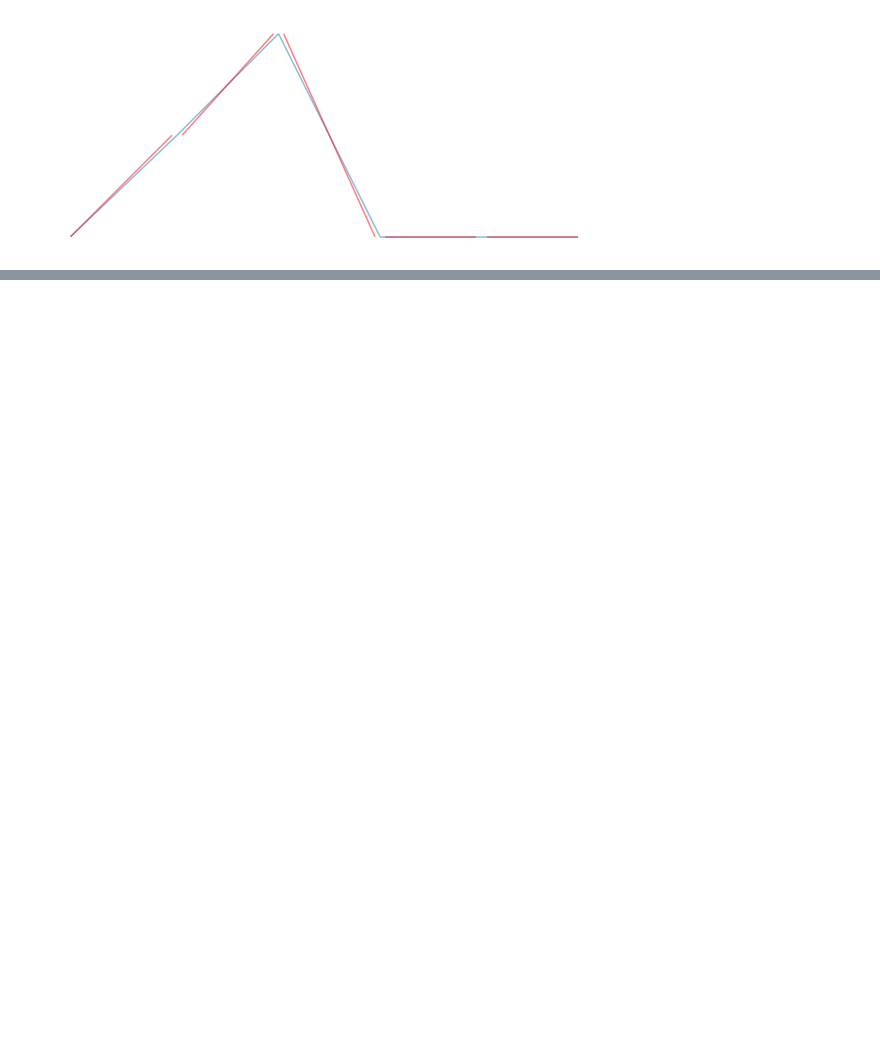
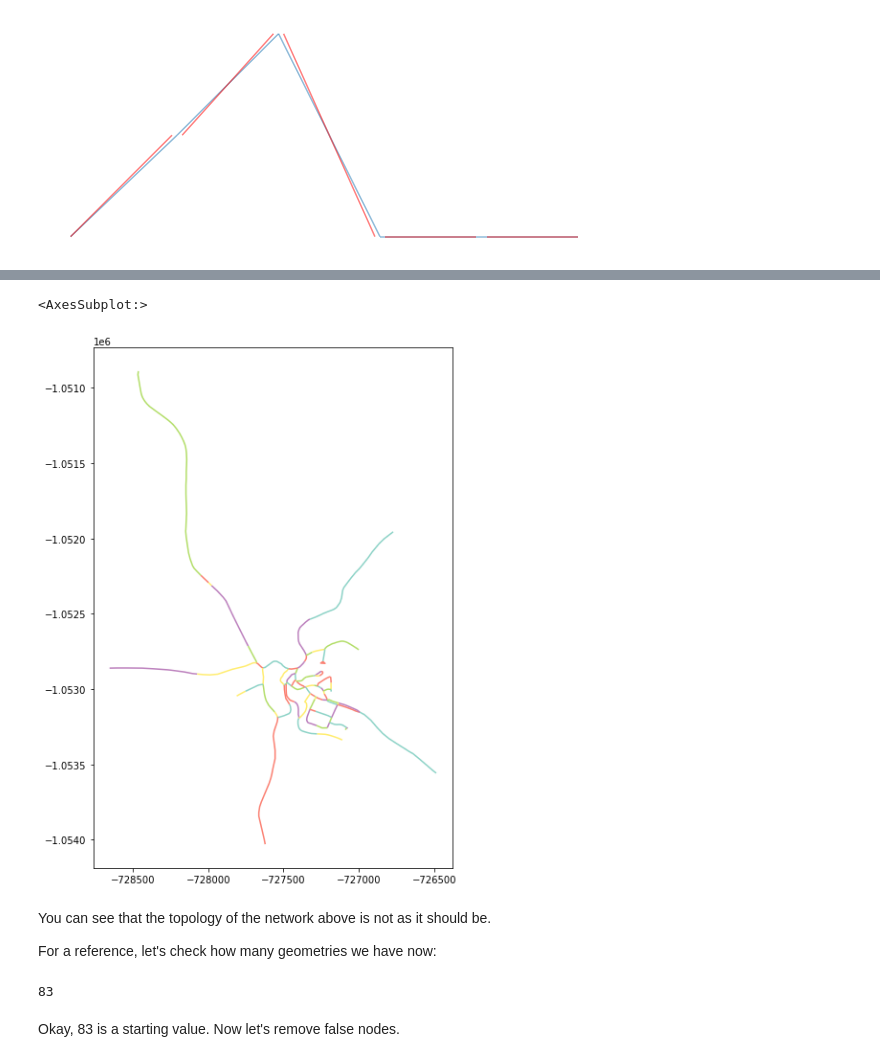
Before and after one commit to pysal/momepy, a Jupyter notebook: docs/user_guide/elements/preprocessing.ipynb, the cells around one changed output, grey strips where cells are left out. Saved outputs shown, nothing was run; the diff lists cells and outputs as text; code cells hidden in the pictures; blank space fills up the shorter version.

```diff
--- a/docs/user_guide/elements/preprocessing.ipynb
+++ b/docs/user_guide/elements/preprocessing.ipynb
@@ -38,0 +51,17 @@ ax.set_axis_off()
+# %%
+df = gpd.read_file(momepy.datasets.get_path('tests'), layer='broken_network')
+# %%
+df.plot(greedy(df), categorical=True, figsize=(10, 10), cmap="Set3")
+# %% [output]
+<AxesSubplot:>
+[figure, added]
+# %% [markdown]
+You can see that the topology of the network above is not as it should be.
+
+For a reference, let's check how many geometries we have now:
+# %%
+len(df)
+# %% [output]
+83
+# %% [markdown]
+Okay, 83 is a starting value. Now let's remove false nodes.
```
Also changed, not shown: parts of 22 cells of this notebook, 2 other files.
